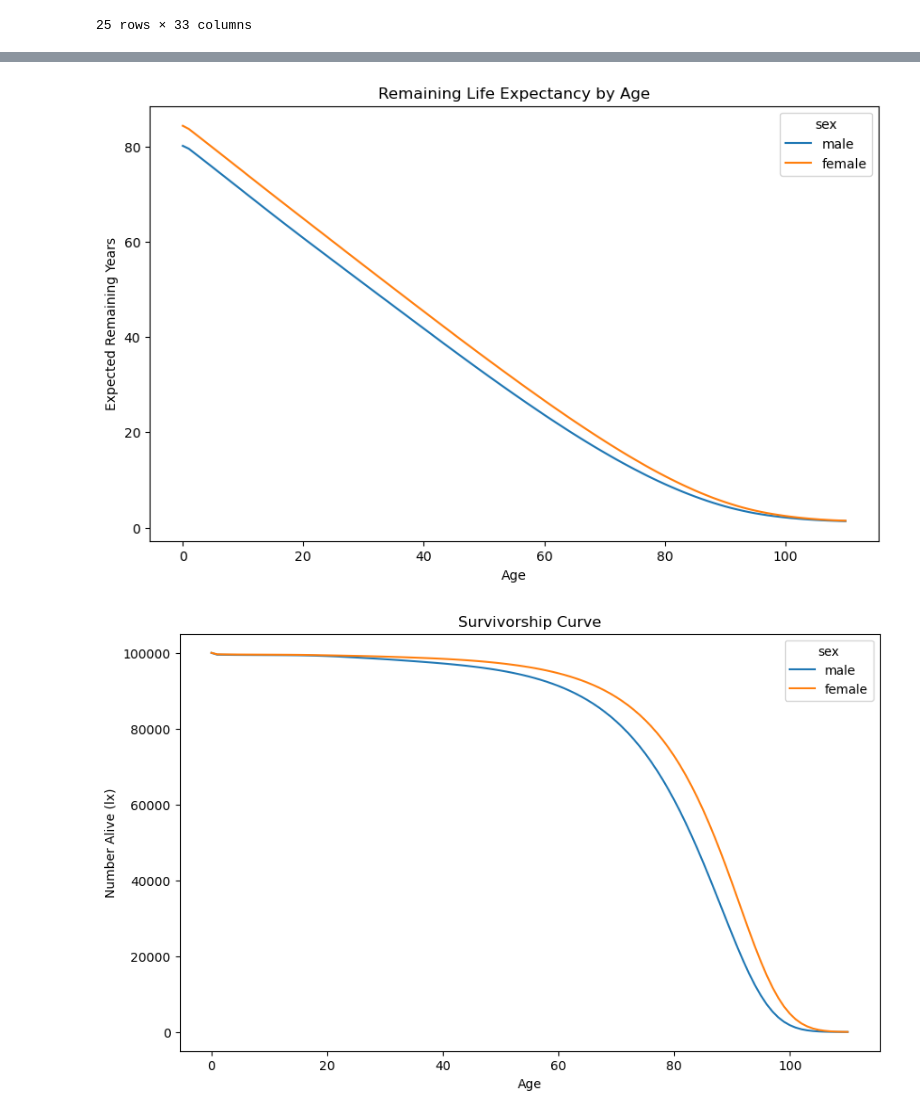
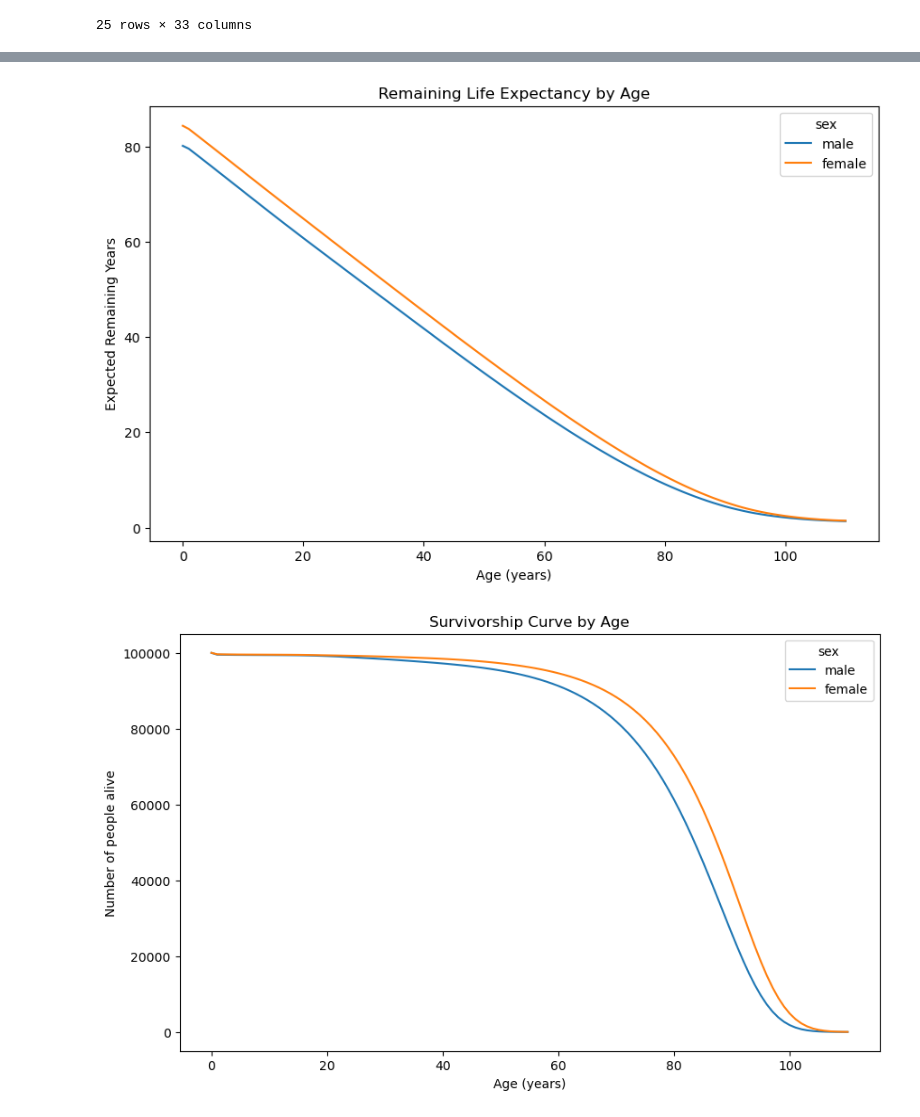
Before and after one commit to tetikshajain/actuarial-experience-study, a Jupyter notebook: notebooks/01_data_exploration.ipynb, the cells around one changed output, grey strips where cells are left out. Saved outputs shown, nothing was run; the diff lists cells and outputs as text; code cells hidden in the pictures.

```diff
--- a/notebooks/01_data_exploration.ipynb
+++ b/notebooks/01_data_exploration.ipynb
@@ -151,9 +96,22 @@ mortality_table
 # %%
-mortality_table["age"] = (
-    mortality_table["age"]
-    .astype(str)
-    .str.extract(r"(\d+)")
-)
+# Cleaning Table
+
+mortality_table["age"] = (mortality_table["age"].astype(str).str.extract(r"(\d+)"))
 
 mortality_table = mortality_table.dropna(subset=["age"])
 mortality_table.loc[:, "age"] = mortality_table["age"].astype(int)
+
+# Changing Header to Readable Headings
+
+mortality_table = mortality_table.rename(columns={
+    "lx": "survivors_lx",
+    "dx": "deaths_dx",
+    "qx": "mortality_rate_qx",
+    "mx": "central_death_rate_mx",
+    "px": "survival_probability_px",
+    "Lx": "person_years_lived_Lx",
+    "Tx": "total_future_years_Tx",
+    "ex": "life_expectancy_ex",
+    "mex": "std_error_life_expectancy"
+})
+mortality_table
@@ -212,34 +149,25 @@ plt.show()
 # %%
-#Life Expectancy
+# Plotting Expected Remaining Years VS Age
+
 plt.figure(figsize=(10,6))
 
-sns.lineplot(
-    data=mortality_table,
-    x="age",
-    y="life_expectancy_ex",
-    hue="sex"
-)
+sns.lineplot(data=mortality_table,x="age",y="life_expectancy_ex",hue="sex")
 
 plt.title("Remaining Life Expectancy by Age")
-plt.xlabel("Age")
+plt.xlabel("Age (years)")
 plt.ylabel("Expected Remaining Years")
 plt.show()
 # %% [output]
-[figure, old version]
+[figure, new version]
 # %%
-#Surviorship curve
+# Plotting Number of people alive VS Age
 plt.figure(figsize=(10,6))
 
-sns.lineplot(
-    data=mortality_table,
-    x="age",
-    y="survivors_lx",
-    hue="sex"
-)
+sns.lineplot(data=mortality_table,x="age",y="survivors_lx",hue="sex")
 
-plt.title("Survivorship Curve")
-plt.xlabel("Age")
-plt.ylabel("Number Alive (lx)")
+plt.title("Survivorship Curve by Age")
+plt.xlabel("Age (years)")
+plt.ylabel("Number of people alive")
 plt.show()
 # %% [output]
-[figure, old version]
+[figure, new version]
```
Also changed, not shown: parts of 12 cells of this notebook, 1 other file.
